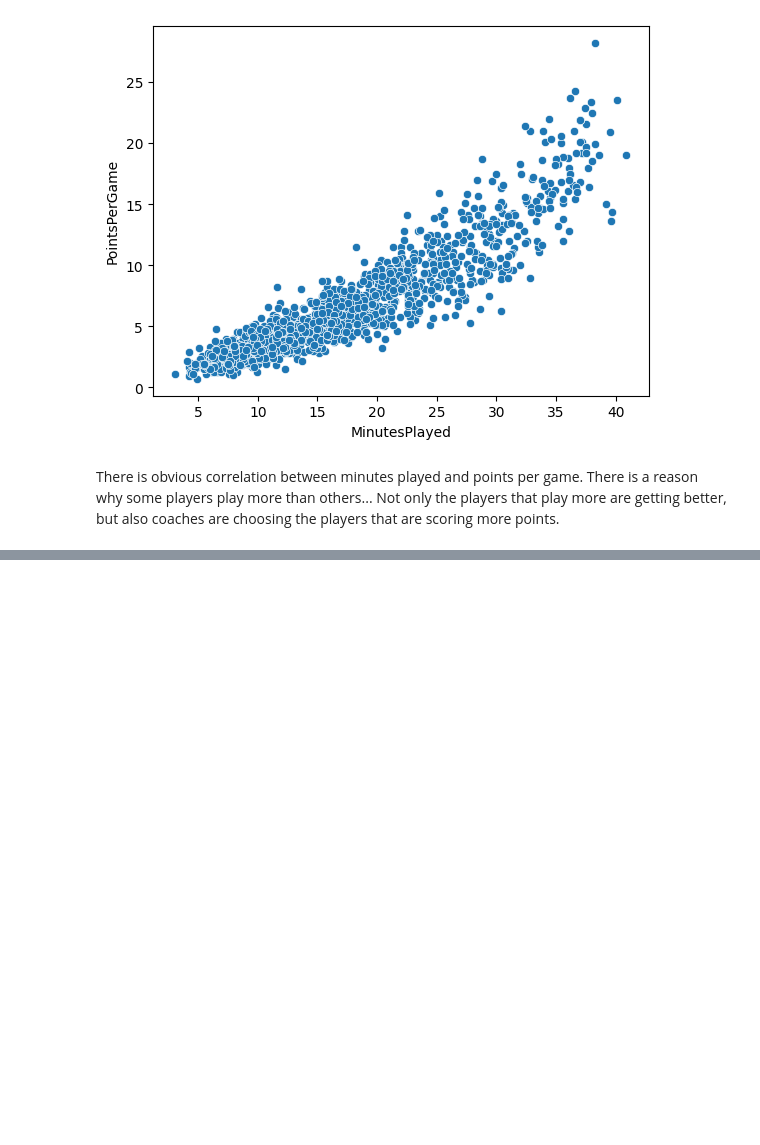
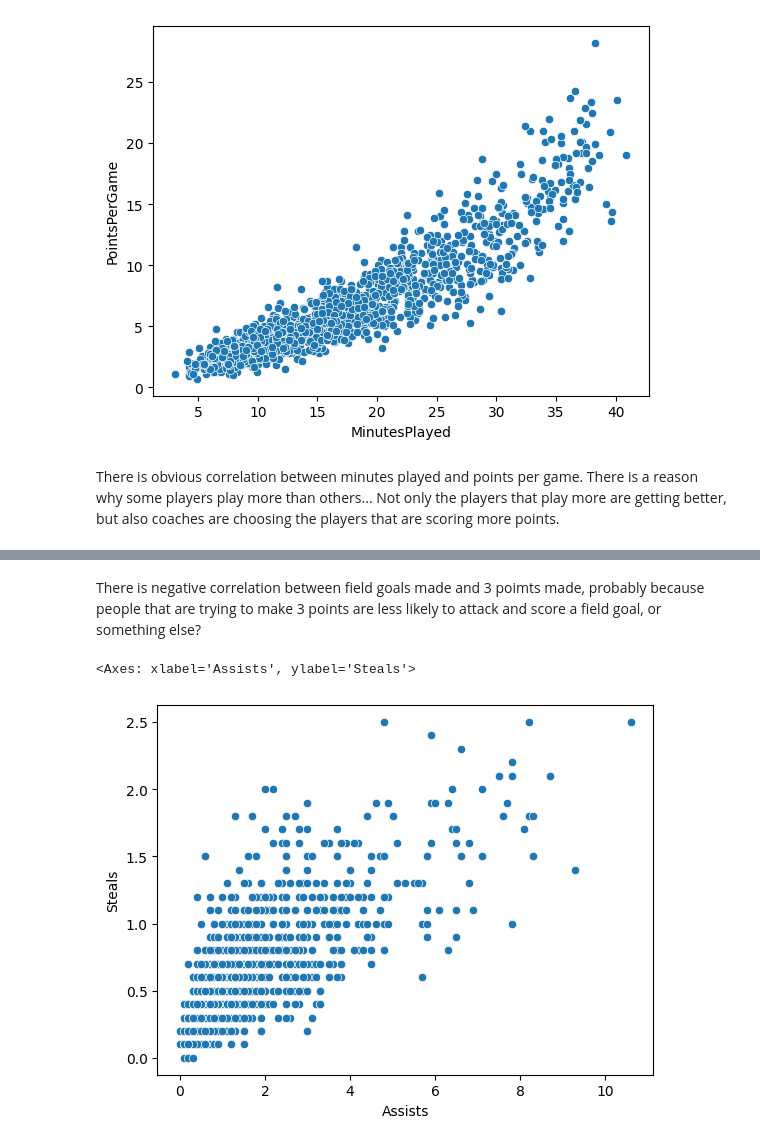
Before and after one commit to Dmmilchev/machine-learning-course, a Jupyter notebook: homeworks/basktetball_performance/solution.ipynb, the cells around one changed output, grey strips where cells are left out. Cells and saved outputs as stored; diff of their text form; code cells hidden in the pictures; blank space fills up the shorter version.

```diff
--- a/homeworks/basktetball_performance/solution.ipynb
+++ b/homeworks/basktetball_performance/solution.ipynb
@@ -262,0 +277,7 @@ There is obvious correlation between minutes played and points per game. There i
+# %% [markdown]
+There is negative correlation between field goals made and 3 poimts made, probably because people that are trying to make 3 points are less likely to attack and score a field goal, or something else?
+# %%
+sns.scatterplot(data=df, x='Assists', y='Steals')
+# %% [output]
+<Axes: xlabel='Assists', ylabel='Steals'>
+[figure, added]
```
Also changed, not shown: parts of 32 cells of this notebook.
